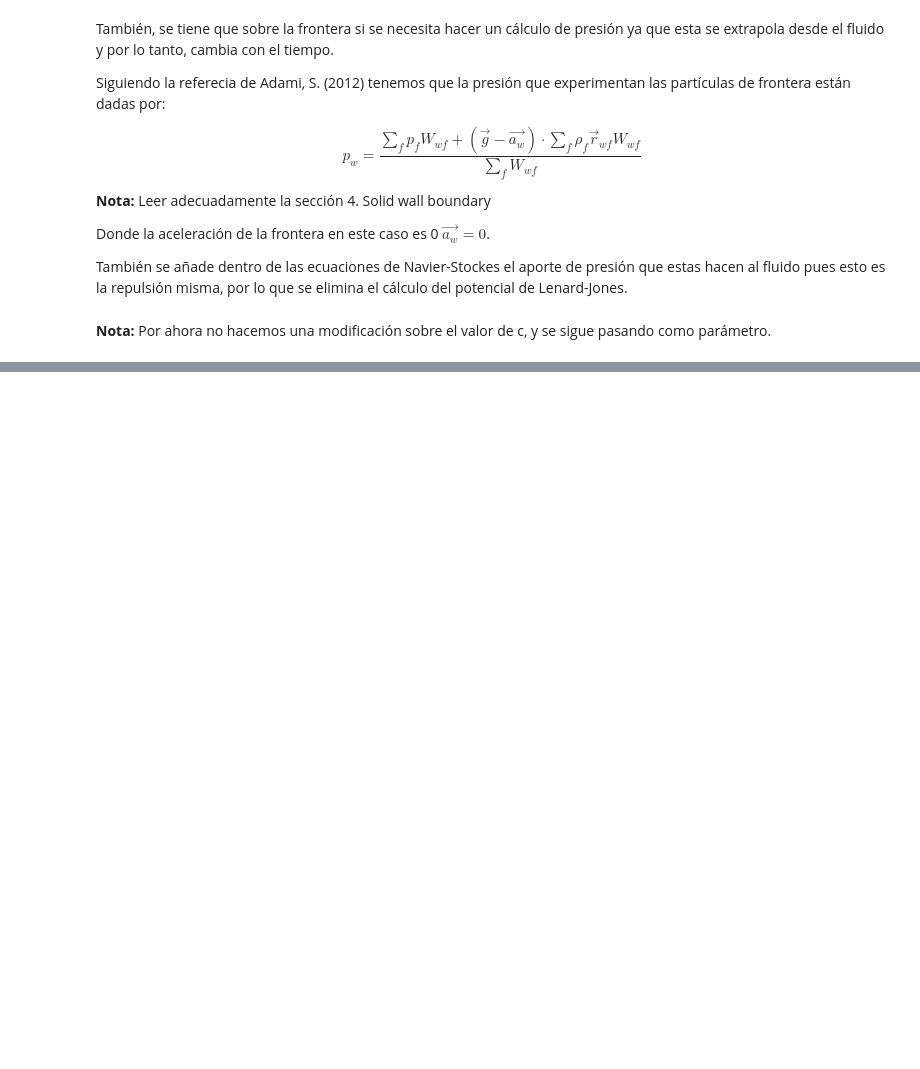
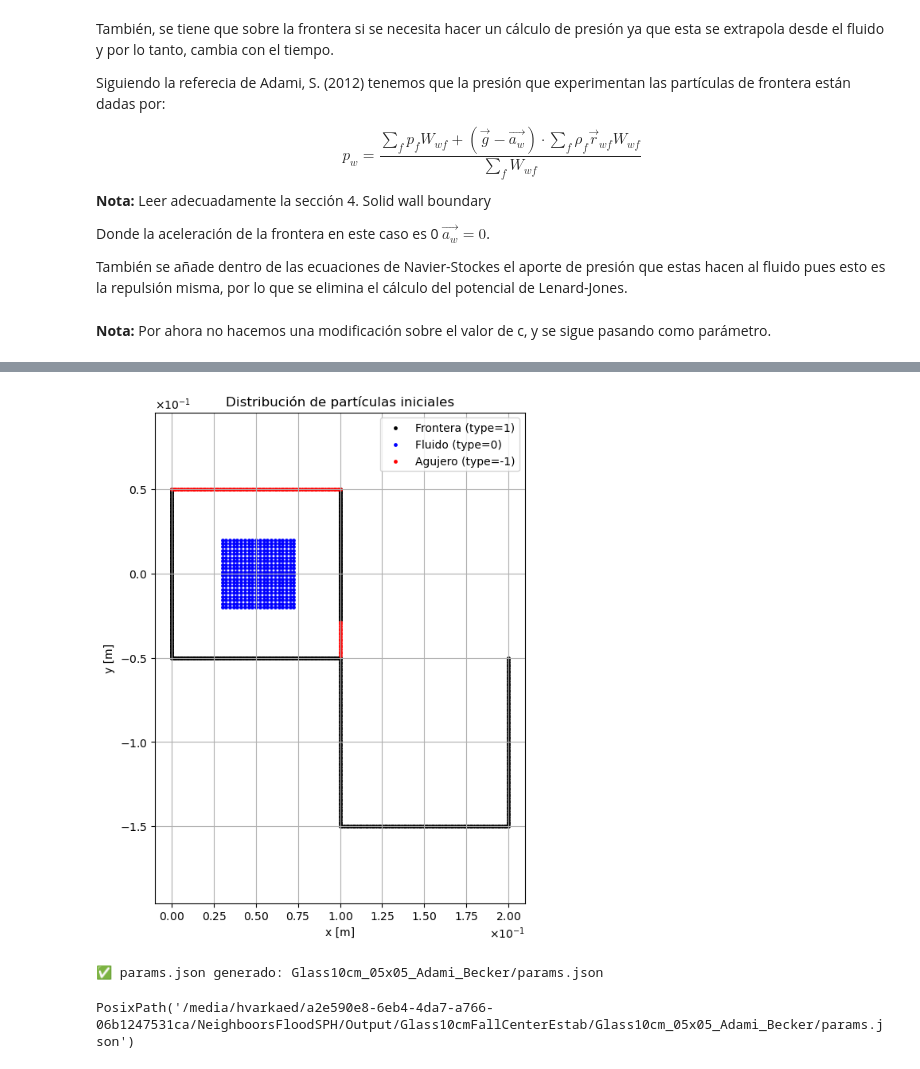
Before and after one commit to Hdavid1123/NeighboorsFloodSPH, a Jupyter notebook: Config/Reformuling_EOS_viscosity_params.ipynb, the cells around one changed output, grey strips where cells are left out. Cells and saved outputs as stored; diff of their text form; code cells hidden in the pictures; blank space fills up the shorter version.

Commit message:
feat (Implementacion Adami-Becker): Se implementa los cambios en viscosidad y presión pero no existen resultados concluyentes.

```diff
--- a/Config/Reformuling_EOS_viscosity_params.ipynb
+++ b/Config/Reformuling_EOS_viscosity_params.ipynb
@@ -96,0 +129,28 @@ También se añade dentro de las ecuaciones de Navier-Stockes el aporte de presi
+# %%
+from utils.plot_ics import plot_ics
+
+CENTER_GLASS_ICS = f"{PROJECT_ROOT}/Output/Glass10cmFallCenterEstab/ics/glass10cm_center.txt"
+
+plot_ics(CENTER_GLASS_ICS)
+# %% [output]
+[figure, added]
+# %%
+from utils.create_simJSON import create_simulation_config
+
+create_simulation_config(
+        experiment_name="Glass10cm_05x05_Adami_Becker",
+        input_file=CENTER_GLASS_ICS,
+        base_json="Adami_Becker.json",
+        B=28e3,
+        c=14,
+        dt=7.4e-5,
+        alpha=1e-3,
+        g=-9.8,
+        steps=4000,
+        project_dir=f"{PROJECT_ROOT}/Output/Glass10cmFallCenterEstab",
+        neighbor_method="quadtree",
+        project_root=PROJECT_ROOT
+    )
+# %% [output]
+✅ params.json generado: Glass10cm_05x05_Adami_Becker/params.json
+PosixPath('/media/hvarkaed/a2e590e8-6eb4-4da7-a766-06b1247531ca/NeighboorsFloodSPH/Output/Glass10cmFallCenterEstab/Glass10cm_05x05_Adami_Becker/params.json')
```
Also changed, not shown: parts of 23 cells of this notebook, 7 other files.
